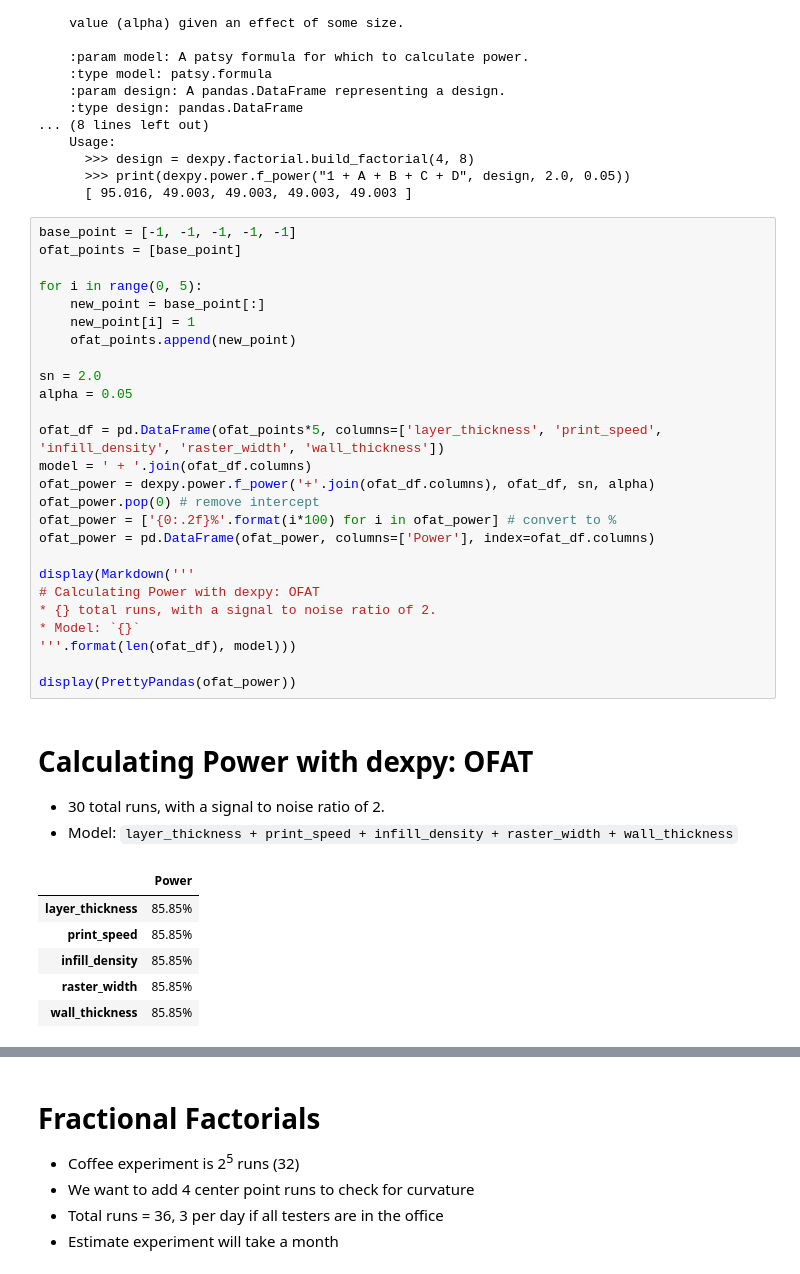
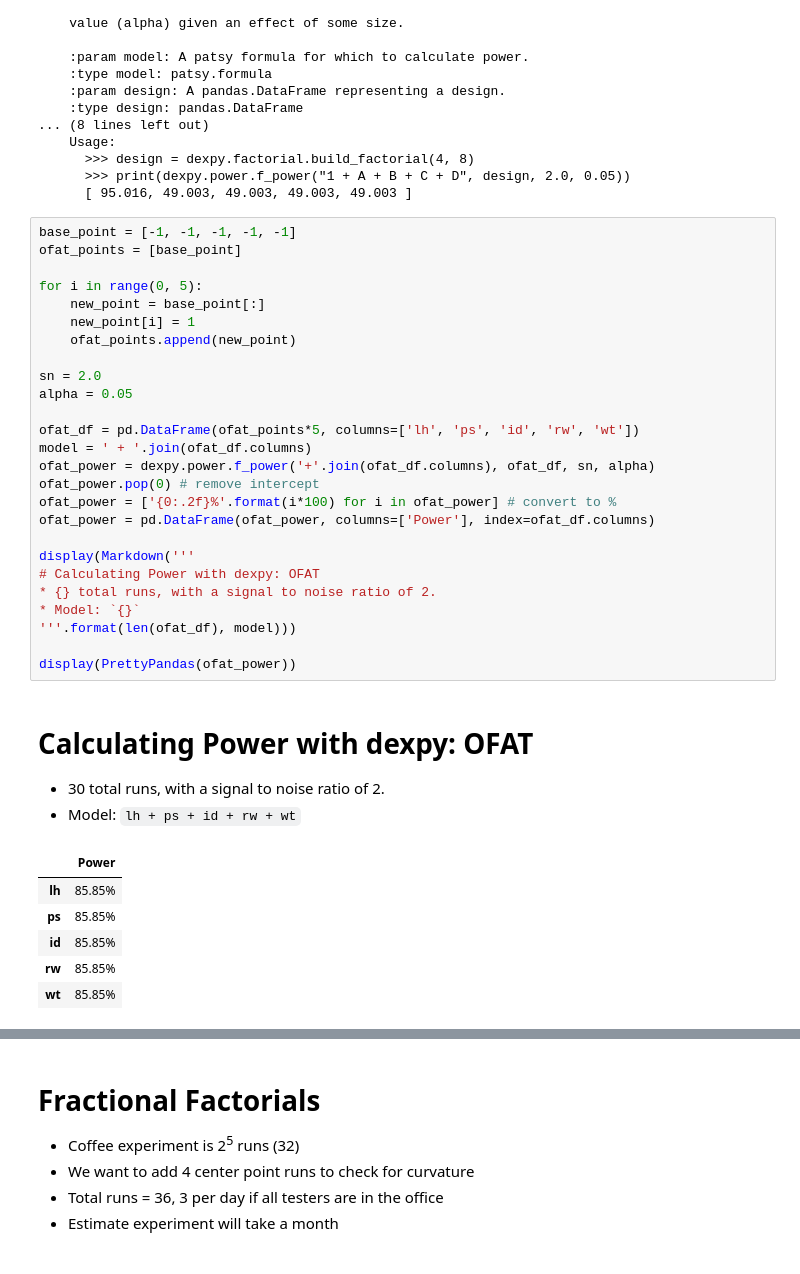
Before and after one commit to wilsongis/3DP_Experiments, a Jupyter notebook: Sample/Test.ipynb, the cells around one changed output, grey strips where cells are left out. Drawn from its saved outputs; the diff is of its cells as text.

```diff
--- a/Sample/Test.ipynb
+++ b/Sample/Test.ipynb
@@ -448,39 +430,39 @@ f_power(model, design, effect_size, alpha)
 # %%
 base_point = [-1, -1, -1, -1, -1]
 ofat_points = [base_point]
 
 for i in range(0, 5):
     new_point = base_point[:]
     new_point[i] = 1
     ofat_points.append(new_point)
 
 sn = 2.0
 alpha = 0.05
 
-ofat_df = pd.DataFrame(ofat_points*5, columns=['layer_thickness', 'print_speed', 'infill_density', 'raster_width', 'wall_thickness'])
+ofat_df = pd.DataFrame(ofat_points*5, columns=['lh', 'ps', 'id', 'rw', 'wt'])
 model = ' + '.join(ofat_df.columns)
 ofat_power = dexpy.power.f_power('+'.join(ofat_df.columns), ofat_df, sn, alpha)
 ofat_power.pop(0) # remove intercept
 ofat_power = ['{0:.2f}%'.format(i*100) for i in ofat_power] # convert to %
 ofat_power = pd.DataFrame(ofat_power, columns=['Power'], index=ofat_df.columns)
 
 display(Markdown('''
 # Calculating Power with dexpy: OFAT
 * {} total runs, with a signal to noise ratio of 2.
 * Model: `{}`
 '''.format(len(ofat_df), model)))
 
 display(PrettyPandas(ofat_power))
 # %% [output]
 
 # Calculating Power with dexpy: OFAT
 * 30 total runs, with a signal to noise ratio of 2.
-* Model: `layer_thickness + print_speed + infill_density + raster_width + wall_thickness`
+* Model: `lh + ps + id + rw + wt`
 |  | Power |
-| layer_thickness | 85.85% |
-| print_speed | 85.85% |
-| infill_density | 85.85% |
-| raster_width | 85.85% |
-| wall_thickness | 85.85% |
+| lh | 85.85% |
+| ps | 85.85% |
+| id | 85.85% |
+| rw | 85.85% |
+| wt | 85.85% |
 # %%
 full_design = dexpy.factorial.build_factorial(5, 2**5)
```
Also changed, not shown: parts of 37 cells of this notebook, 8 other files.
